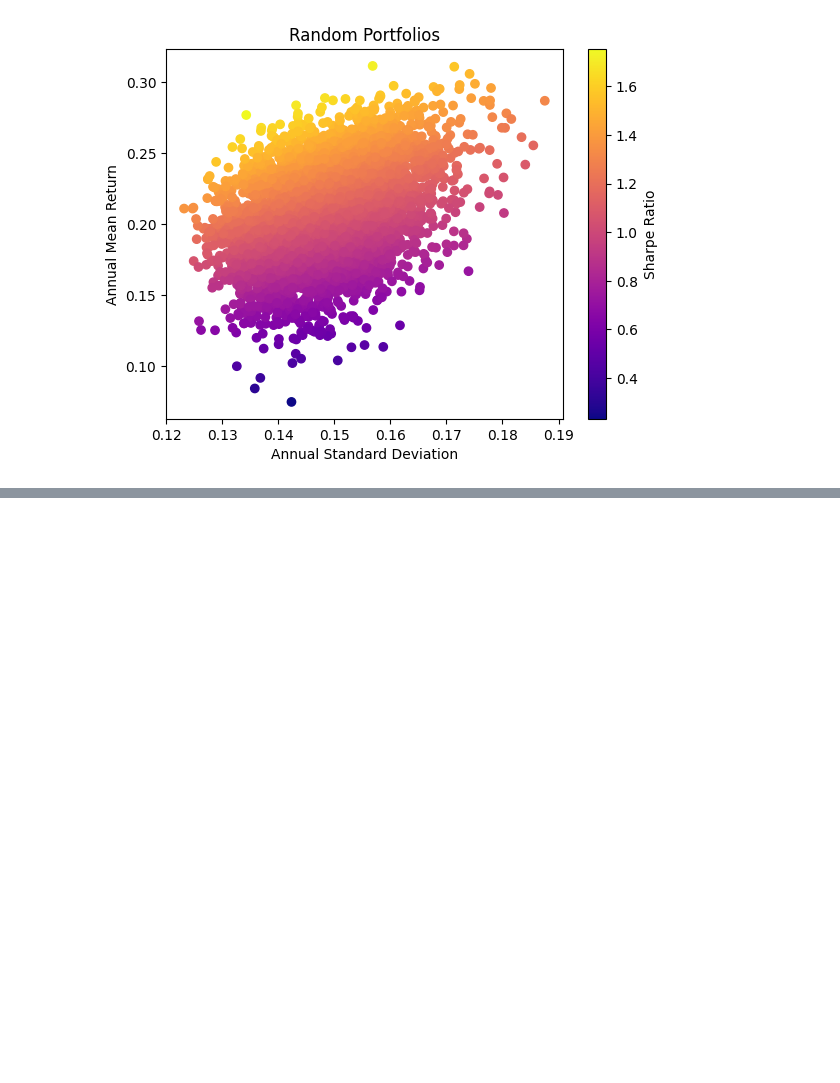
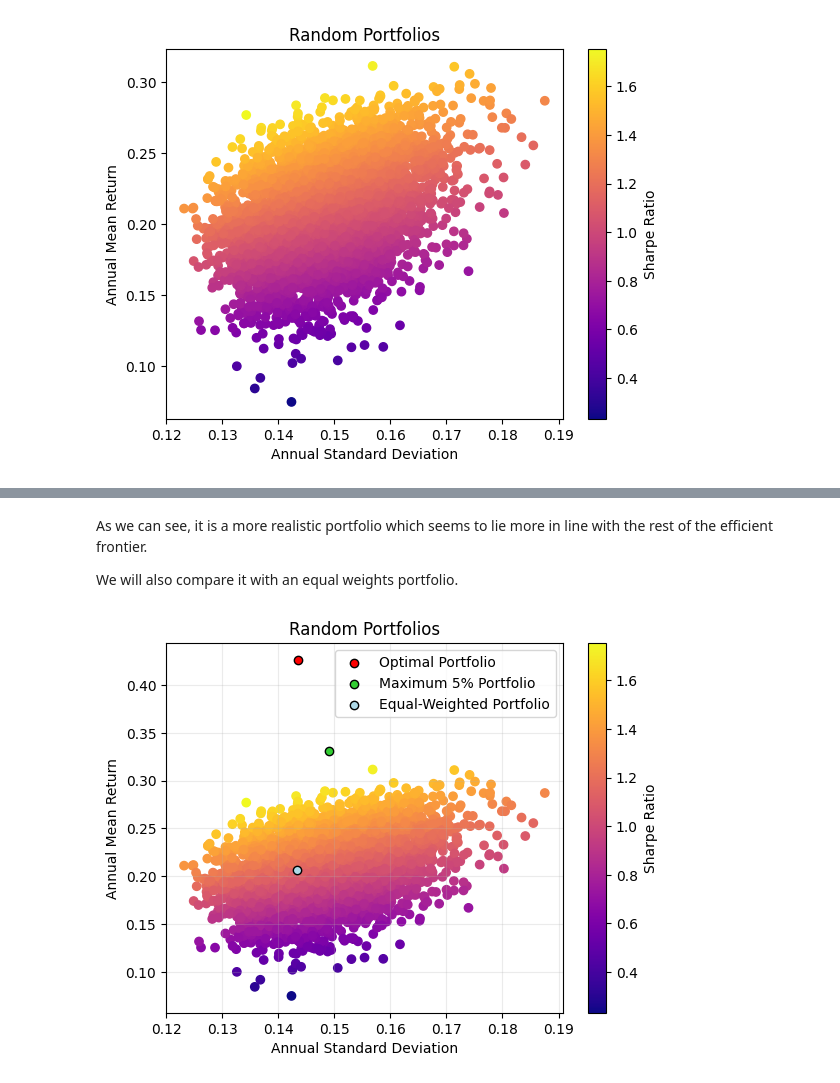
Before and after one commit to jamieterroba/ibex35-portfolio-optimisation, a Jupyter notebook: notebooks/main.ipynb, the cells around one changed output, grey strips where cells are left out. Saved outputs shown, nothing was run; the diff lists cells and outputs as text; code cells hidden in the pictures; blank space fills up the shorter version.

```diff
--- a/notebooks/main.ipynb
+++ b/notebooks/main.ipynb
@@ -103,0 +123,30 @@ plt.show()
+# %% [markdown]
+As we can see, it is a more realistic portfolio which seems to lie more in line with the rest of the efficient frontier.
+
+We will also compare it with an equal weights portfolio.
+# %%
+# Weights for the equal-weighted portfolio
+weights_equal = np.ones(num_assets) / num_assets
+
+# Calculate metrics for the equal-weighted portfolio
+equal_daily_returns = daily_returns @ weights_equal.T
+equal_mean_daily = equal_daily_returns.mean()
+equal_mean_annual = equal_mean_daily * trading_days
+equal_std_daily = equal_daily_returns.std()
+equal_std_annual = equal_std_daily * np.sqrt(trading_days)
+equal_sharpe = ((equal_mean_annual - risk_free_rate) / equal_std_annual)
+
+# Plot graphs
+random_scatter = plt.scatter(random_std_annual, random_mean_annual, c=random_sharpe_ratios, cmap='plasma')
+plt.scatter(optimal_std_annual, optimal_mean_annual, color="red", marker="o",edgecolors="black", linewidths=1, label="Optimal Portfolio")
+plt.scatter(max_5_pp_std_annual, max_5_pp_mean_annual, color="limegreen", marker="o", edgecolors="black", linewidths=1, label="Maximum 5% Portfolio")
+plt.scatter(equal_std_annual, equal_mean_annual, color="lightblue", marker="o", edgecolors="black", linewidths=1, label="Equal-Weighted Portfolio")
+plt.colorbar(random_scatter, label='Sharpe Ratio')
+plt.xlabel("Annual Standard Deviation")
+plt.ylabel("Annual Mean Return")
+plt.title("Random Portfolios")
+plt.legend()
+plt.grid(alpha=0.25)
+plt.show()
+# %% [output]
+[figure, added]
```
Also changed, not shown: parts of 16 cells of this notebook, 2 other files.
